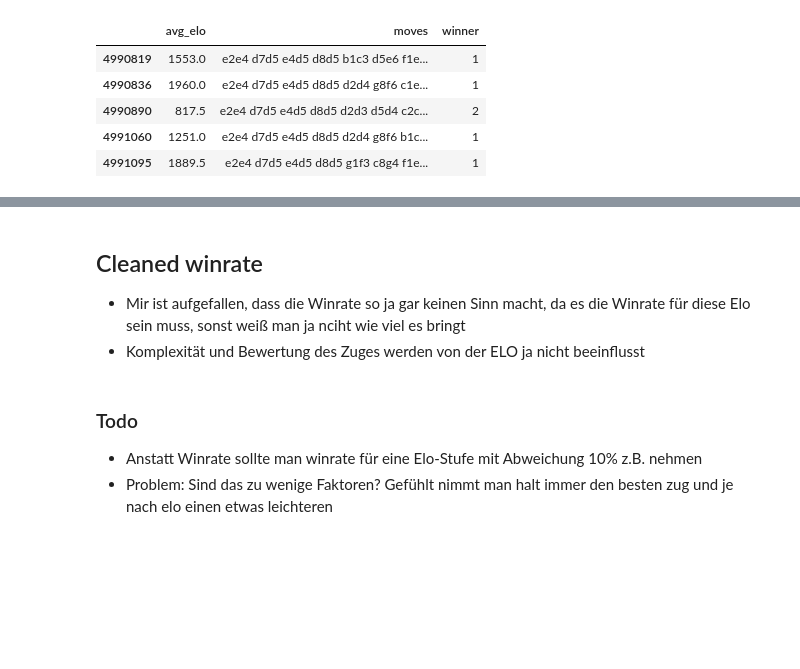
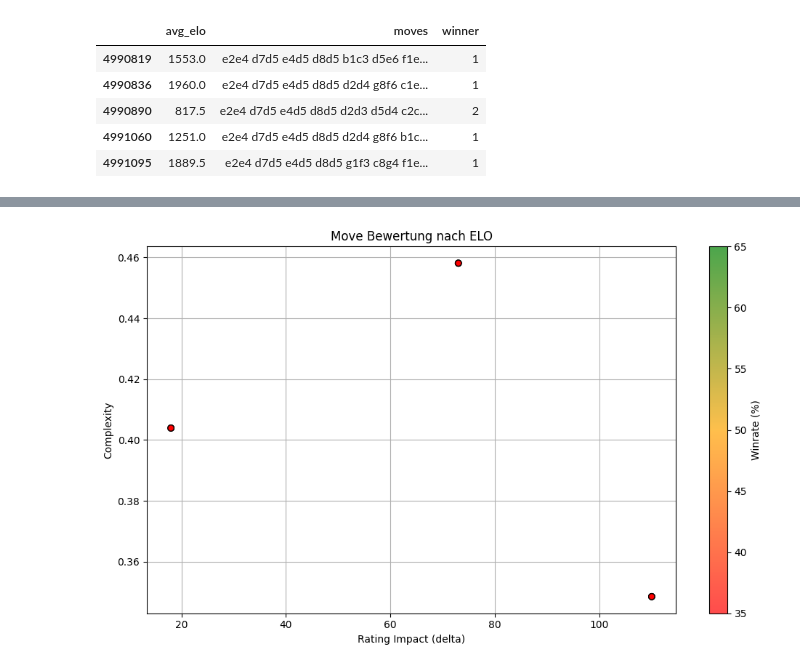
Before and after one commit to croco22/chess, a Jupyter notebook: recommendation_analysis.ipynb, the cells around one changed output, grey strips where cells are left out. Saved outputs shown, nothing was run; the diff lists cells and outputs as text; code cells hidden in the pictures; blank space fills up the shorter version.

```diff
--- a/recommendation_analysis.ipynb
+++ b/recommendation_analysis.ipynb
@@ -194,8 +190,46 @@ der ausgwählte global best von der engine ist komisch, da hier z.B. deutlich be
-# %% [markdown]
-## Cleaned winrate
-* Mir ist aufgefallen, dass die Winrate so ja gar keinen Sinn macht, da es die Winrate für diese Elo sein muss, sonst weiß man ja nciht wie viel es bringt
-* Komplexität und Bewertung des Zuges werden von der ELO ja nicht beeinflusst
-# %% [markdown]
-### Todo
-* Anstatt Winrate sollte man winrate für eine Elo-Stufe mit Abweichung 10% z.B. nehmen
-* Problem: Sind das zu wenige Faktoren? Gefühlt nimmt man halt immer den besten zug und je nach elo einen etwas leichteren
+# %%
+import pandas as pd
+import matplotlib.pyplot as plt
+import matplotlib.colors as mcolors
+from sklearn.preprocessing import MinMaxScaler
+
+# Ergebnisse sammeln
+all_scores = []
+
+for elo in sorted(sample_elos):
+    df_score = analyze_moves(df, df_stats_filtered.copy(), elo)
+    df_score['elo'] = elo
+    all_scores.append(df_score)
+
+# In eine Tabelle zusammenführen
+df_results = pd.concat(all_scores, ignore_index=True)
+
+# Farbschema definieren: 35% = rot, 50% = orange, 65% = grün
+cmap = mcolors.LinearSegmentedColormap.from_list(
+    "winrate_cmap",
+    [(0.0, "red"), (0.5, "orange"), (1.0, "green")]
+)
+
+# Normalize winrate to [0, 1] for color mapping
+norm = mcolors.Normalize(vmin=35, vmax=65)
+
+# Scatterplot erstellen
+plt.figure(figsize=(10, 6))
+sc = plt.scatter(
+    df_results['delta'],  # x-Achse: rating
+    df_results['complexity'],  # y-Achse: complexity
+    c=df_results['winrate'],  # Farbe: winrate
+    cmap=cmap,
+    norm=norm,
+    alpha=0.7,
+    edgecolors='k'
+)
+plt.colorbar(sc, label='Winrate (%)')
+plt.xlabel("Rating Impact (delta)")
+plt.ylabel("Complexity")
+plt.title("Move Bewertung nach ELO")
+plt.grid(True)
+plt.tight_layout()
+plt.show()
+# %% [output]
+[figure, added]
```
Also changed, not shown: parts of 14 cells of this notebook.
